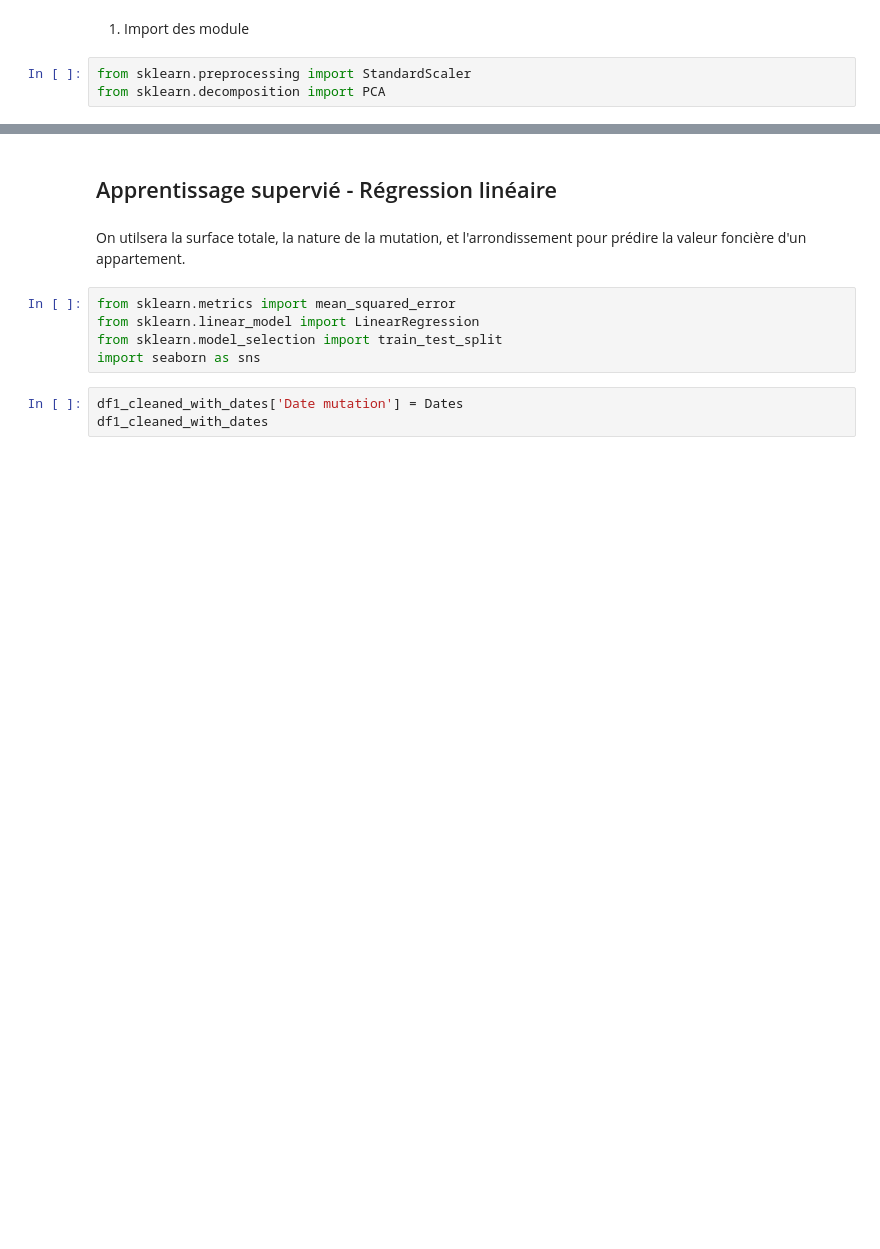
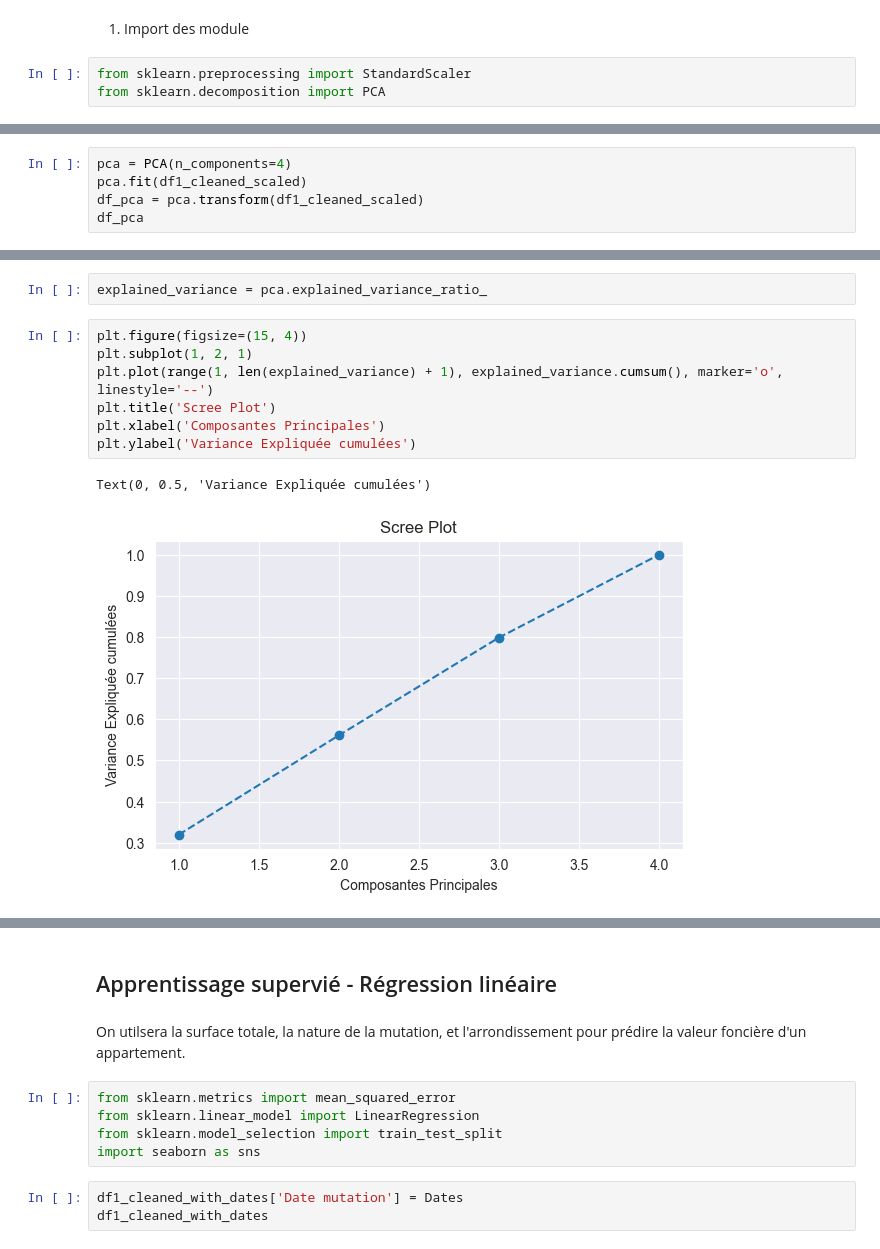
Before and after one commit to Skrinox/Analyses_des_Donnees_DVF, a Jupyter notebook: Analyses_DVF.ipynb, the cells around one changed output, grey strips where cells are left out. Saved outputs shown, nothing was run; the diff lists cells and outputs as text; blank space fills up the shorter version.

```diff
--- a/Analyses_DVF.ipynb
+++ b/Analyses_DVF.ipynb
@@ -489,0 +590,5 @@ plt.scatter(pca_x[:,0],pca_x[:,1], c=pred_label)
+# %%
+pca = PCA(n_components=4)
+pca.fit(df1_cleaned_scaled)
+df_pca = pca.transform(df1_cleaned_scaled)
+df_pca
@@ -489,0 +613,12 @@ plt.scatter(pca_x[:,0],pca_x[:,1], c=pred_label)
+# %%
+explained_variance = pca.explained_variance_ratio_
+# %%
+plt.figure(figsize=(15, 4))
+plt.subplot(1, 2, 1)
+plt.plot(range(1, len(explained_variance) + 1), explained_variance.cumsum(), marker='o', linestyle='--')
+plt.title('Scree Plot')
+plt.xlabel('Composantes Principales')
+plt.ylabel('Variance Expliquée cumulées')
+# %% [output]
+Text(0, 0.5, 'Variance Expliquée cumulées')
+[figure, added]
```
Also changed, not shown: parts of 40 cells of this notebook, 5 other files.
